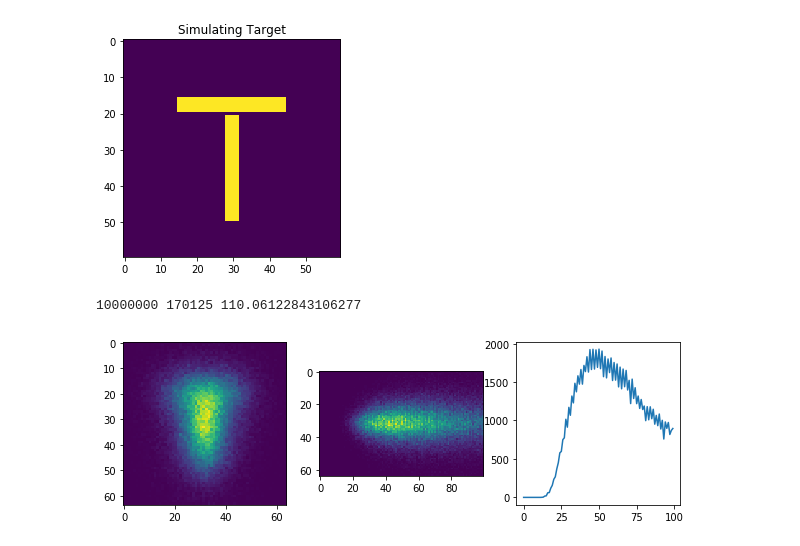
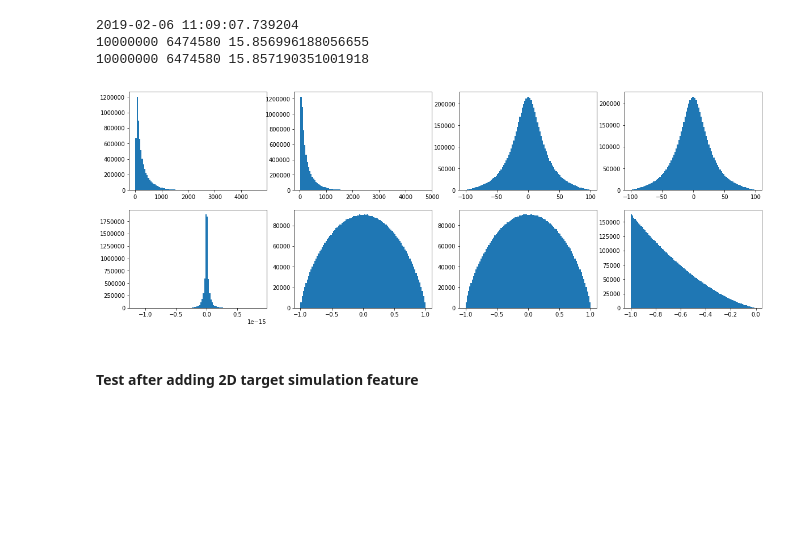
Before and after one commit to mitmedialab/MonteCarloRender, a Jupyter notebook: tests.ipynb, the cells around one changed output. Saved outputs shown, nothing was run; the diff lists cells and outputs as text; code cells hidden in the pictures; blank space fills up the shorter version.

Commit message:
Updated test notebook

```diff
--- a/tests.ipynb
+++ b/tests.ipynb
@@ -12,9 +11,9 @@ import Sensor
 # %%
 def runTest():
     t1 = time.perf_counter()
-    ret = MC.lunchPacketwithBatch(batchSize = 1e6,
-                               nPhotonsRequested = 1e6,
-                                nPhotonsToRun = 1e6,
+    ret = MC.lunchPacketwithBatch(batchSize = 1e7,
+                               nPhotonsRequested = 1e7,
+                                nPhotonsToRun = 1e7,
                                 muS = 1.0, g = 0.85,
                                 source = {'r': np.array([0.0, 0.0, 30.0]),
                                           'mu': np.array([0.0, 0.0, -1.0]),
@@ -41,15 +40,15 @@ def runTargetTest():
     target_gridsize = np.array([1,1])
     target_distance_from_camera = 10
 
-    plt.figure()
-    plt.imshow(target_mask)
-    plt.title('Simulating Target')
-    plt.show()
+#     plt.figure()
+#     plt.imshow(target_mask)
+#     plt.title('Simulating Target')
+#     plt.show()
 
-    ret = MC.lunchPacketwithBatch(batchSize = 1e6,
+    ret = MC.lunchPacketwithBatch(batchSize = 1e7,
                                nPhotonsRequested = 1e7,
                                 nPhotonsToRun = 1e7,
-                                muS = 3.16, g = 0.85,
+                                muS = 1.0, g = 0.85,
                                 source = {'r': np.array([0.0, 0.0, 30.0]),
                                           'mu': np.array([0.0, 0.0, -1.0]),
                                           'method': 'pencil', 'time_profile': 'delta'},
@@ -82,7 +81,6 @@ def loadTest():
 
 def plotTest(data):
     plt.figure(figsize=(20,7))
-    #plt.figure
     for i in range(8):
         plt.subplot(2, 4, i+1)
         plt.hist(data[:,i], bins=100)
@@ -111,14 +109,18 @@ def testRun():
     data, num_simulated, num_detected = loadTest()
     plotTest(data)
 
-def testTargetRun():
+
+def testRunTarget():
+    print(datetime.datetime.now())
     runTargetTest()
     data, num_simulated, num_detected = loadTest()
     plotTargetTest(data)
-# %%
-#testRun()
-testTargetRun()
-# %% [output]
-[figure, removed]
-10000000 170125 110.06122843106277
-[figure, removed]
+# %%
+testRun()
+# %% [output]
+2019-02-06 11:09:07.739204
+10000000 6474580 15.856996188056655
+10000000 6474580 15.857190351001918
+[figure, added]
+# %% [markdown]
+#### Test after adding 2D target simulation feature
```
Also changed, not shown: parts of 3 cells of this notebook.
